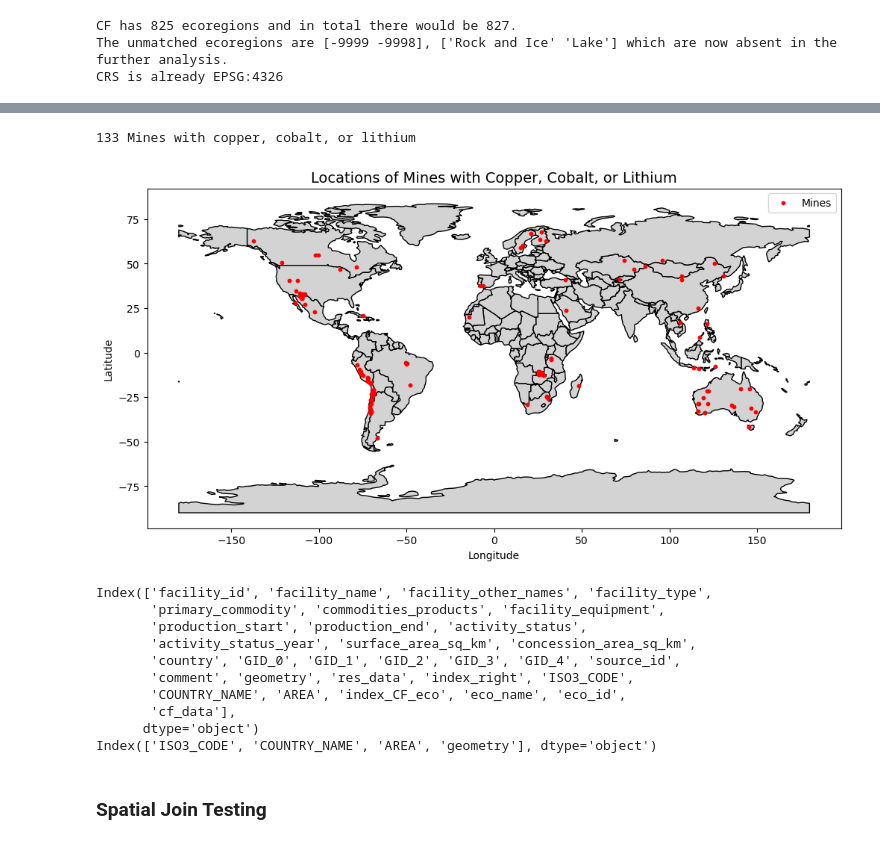
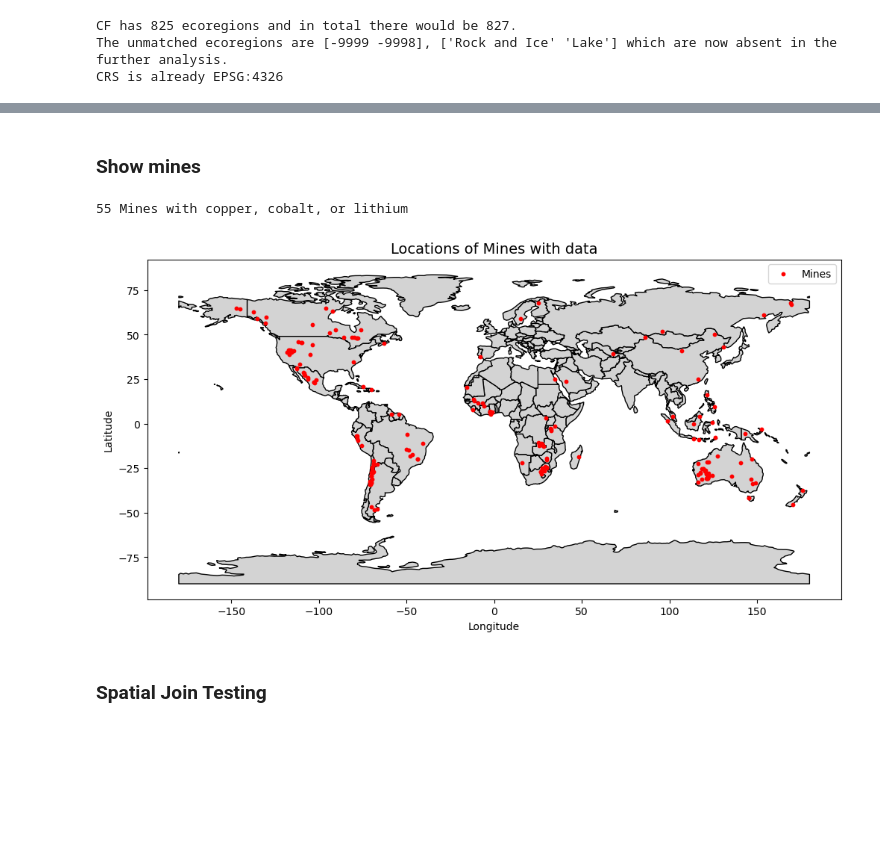
Before and after one commit to sewaelty/semesterproject, a Jupyter notebook: Main.ipynb, the cells around one changed output, grey strips where cells are left out. Drawn from its saved outputs; the diff is of its cells as text; code cells hidden in the pictures; blank space fills up the shorter version.

Commit message:
Intermediate safe, single points work, but multipoints don't

```diff
--- a/Main.ipynb
+++ b/Main.ipynb
@@ -181,12 +484,14 @@ comment                             72      6.9
 # %%
-# Merge reserves with whole facilities to only keep those with geometry
-df_facility_reserves = df_wholeFacilities.merge(df_groupedReserves, on='facility_id', how='inner')
-print(len(df_facility_reserves), "whole facilities with reserve data and geometry")
-print("36 Mines were lost because they corresponded to mines that had no geometry.")
+# Merge reserves with whole facilities, only keep those with geometry
+df_facility_reserves = df_wholeFacilities.merge(df_commodities_reserves, on='facility_id', how='inner')
+
+# Check for multipoints
 multi_entities = df_facility_reserves[df_facility_reserves.geometry.apply(
     lambda geom: geom.geom_type == "MultiPoint" and len(geom.geoms) > 1
 )]
 
+print(len(df_facility_reserves), "whole facilities with reserve data and geometry")
+print("12 Mines were lost because they corresponded to mines that had no geometry.")
 print(len(multi_entities), "facilities with actual multipoints")
 print(df_facility_reserves['surface_area_sq_km'].nunique(), "facilities have a surface area value")
 print(df_facility_reserves['concession_area_sq_km'].nunique(), "facilities have a concession area value")
@@ -199,7 +504,7 @@ print(df_facility_reserves['concession_area_sq_km'].nunique(), "facilities have
 # %%
 assert df_miningPolygons.crs == df_facility_reserves.crs, "CRS of mining polygons and facilities do not match"
 
-# If geographic, convert to projected for distance calculations (assuming meters)
+# If geographic, convert to projected CRS for distance calculations (assuming meters)
 if df_facility_reserves.crs.is_geographic:
     df_facility_reserves = df_facility_reserves.to_crs(3857)  # Web Mercator (meters)
     df_miningPolygons = df_miningPolygons.to_crs(3857)
@@ -211,8 +516,6 @@ df_facilities_polygons = df_facility_reserves.sjoin_nearest(df_miningPolygons, h
 unmatched1 = df_facility_reserves.loc[
     ~df_facility_reserves.index.isin(df_facilities_polygons.index)
 ]
-# save unmatched1 as a csv for manual checking
-#unmatched1.to_file("data/manual/unmatched_facilities.geojson", driver='GeoJSON')
 
 # Keep those with surface_area_sq_km or concession_area_sq_km not null
 unmatched2 = unmatched1[
@@ -221,16 +524,18 @@ unmatched2 = unmatched1[
 ]
 
 # Combine matches + relevant unmatched
-df_facilities_polygons = pd.concat([df_facilities_polygons, unmatched2], ignore_index=True)
+df_facilities_polygons = pd.concat(
+    [df_facilities_polygons, unmatched2], ignore_index=True
+)
 
+# Convert back to WGS84 if changed
 df_facilities_polygons = df_facilities_polygons.to_crs("EPSG:4326")  # back to WGS84
 
+# Check for multipoints
 multi_entities = df_facilities_polygons[df_facilities_polygons.geometry.apply(
     lambda geom: geom.geom_type == "MultiPoint" and len(geom.geoms) > 1
 )]
 
 print(len(df_facilities_polygons), "facilities with polygons after spatial join or area values but no polygon")
 print(len(multi_entities), "facilities with actual multipoints")
-print(df_facilities_polygons['surface_area_sq_km'].nunique(), "facilities have a surface area value")
-print(df_facilities_polygons['concession_area_sq_km'].nunique(), "facilities have a concession area value")
 # %% [output]
@@ -241,12 +546,9 @@ print(df_facilities_polygons['concession_area_sq_km'].nunique(), "facilities hav
 # %%
 df_facilities_ecoregions = gpd.sjoin(df_facilities_polygons, df_CF_ecoregions, how="left", predicate='within', lsuffix="mining", rsuffix="CF_eco")
-print(len(df_facilities_ecoregions), "facilities with polygons and ecoregions after spatial join")
-print(df_facilities_ecoregions['commodities_products'].nunique(), "unique commodities matched to facilities")
-unique_commodities = df_facilities_ecoregions['commodities_products'].unique()
-# save unique_commodities as a csv
-#pd.Series(unique_commodities).to_csv("data/manual/unique_commodities.csv", index=False)
-# only select these which don't have coal in their commodities_products
-df_facilities_ecoregions = df_facilities_ecoregions[~df_facilities_ecoregions['commodities_products'].str.contains('coal', case=False, na=False)]
-print(len(df_facilities_ecoregions), "facilities after removing coal facilities")
-print(df_facilities_ecoregions['commodities_products'].nunique(), "unique commodities matched to facilities after removing coal")
+
+# Keep only the ones that are mines
+df_mines_ecoregions = df_facilities_ecoregions[df_facilities_ecoregions['facility_type'].str.contains("Mine")].copy()
+
+print(len(df_mines_ecoregions), "mines with polygons and ecoregions after spatial join")
+print(df_mines_ecoregions['commodities_products'].nunique(), "unique commodities matched to mines")
 # %% [output]
@@ -257,47 +634,28 @@ print(df_facilities_ecoregions['commodities_products'].nunique(), "unique commod
+# %% [markdown]
+### Show mines
 # %%
-df_facilities_ecoregions = df_facilities_ecoregions[df_facilities_ecoregions['facility_type'].str.contains("Mine")].copy()
-df_copper_cobalt_lithium = df_facilities_ecoregions[df_facilities_ecoregions['commodities_products'].str.lower().str.contains("copper|cobalt|lithium")].copy()
+df_copper_cobalt_lithium = df_mines_ecoregions[df_mines_ecoregions['commodities_products'].str.lower().str.contains("copper|cobalt|lithium")].copy()
 print(len(df_copper_cobalt_lithium), "Mines with copper, cobalt, or lithium")
 
 fig, ax = plt.subplots(figsize=(12, 8))
 
 # Plot the world basemap
 world_path = "https://naturalearth.s3.amazonaws.com/110m_cultural/ne_110m_admin_0_countries.zip"
 world = gpd.read_file(world_path)
 world.plot(ax=ax, color='lightgray', edgecolor='black')
 
 # Plot the mines
-df_copper_cobalt_lithium.plot(ax=ax, color='red', markersize=10, label="Mines")
+df_mines_ecoregions.plot(ax=ax, color='red', markersize=10, label="Mines")
 
 # Add plot title and legend
-plt.title("Locations of Mines with Copper, Cobalt, or Lithium", fontsize=14)
+plt.title("Locations of Mines with data", fontsize=14)
 plt.legend()
 plt.xlabel("Longitude")
 plt.ylabel("Latitude")
 plt.show()
 # %% [output]
-133 Mines with copper, cobalt, or lithium
+55 Mines with copper, cobalt, or lithium
-[figure, old version]
+[figure, new version]
-# %%
-print(df_copper_cobalt_lithium.columns)
-df_cleaned = df_copper_cobalt_lithium.drop(
-    columns=['GID_0', 'GID_1', 'GID_2', 'GID_3', 'GID_4','comment', 'index_right', 'ISO3_CODE',
-       'COUNTRY_NAME']
-)
-print(df_miningPolygons.columns)
-# Save the cleaned DataFrame to a new CSV file
-df_cleaned.to_csv('data/manual/cleaned_copper_cobalt_lithium.csv', index=False)
-# %% [output]
-Index(['facility_id', 'facility_name', 'facility_other_names', 'facility_type',
-       'primary_commodity', 'commodities_products', 'facility_equipment',
-       'production_start', 'production_end', 'activity_status',
-       'activity_status_year', 'surface_area_sq_km', 'concession_area_sq_km',
-       'country', 'GID_0', 'GID_1', 'GID_2', 'GID_3', 'GID_4', 'source_id',
-       'comment', 'geometry', 'res_data', 'index_right', 'ISO3_CODE',
-       'COUNTRY_NAME', 'AREA', 'index_CF_eco', 'eco_name', 'eco_id',
-       'cf_data'],
-      dtype='object')
-Index(['ISO3_CODE', 'COUNTRY_NAME', 'AREA', 'geometry'], dtype='object')
 # %% [markdown]
 ### Spatial Join Testing
 # %%
```
Also changed, not shown: parts of 21 cells of this notebook, 4 other files.
